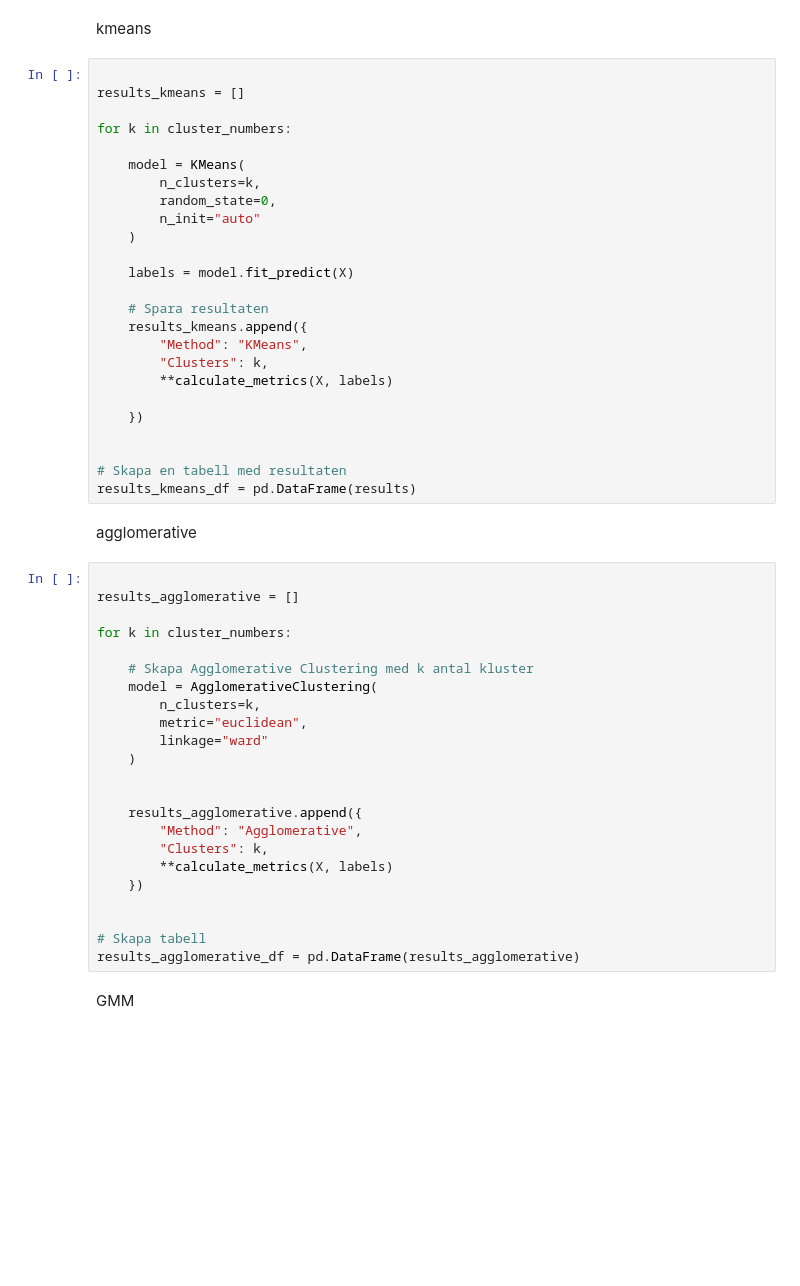
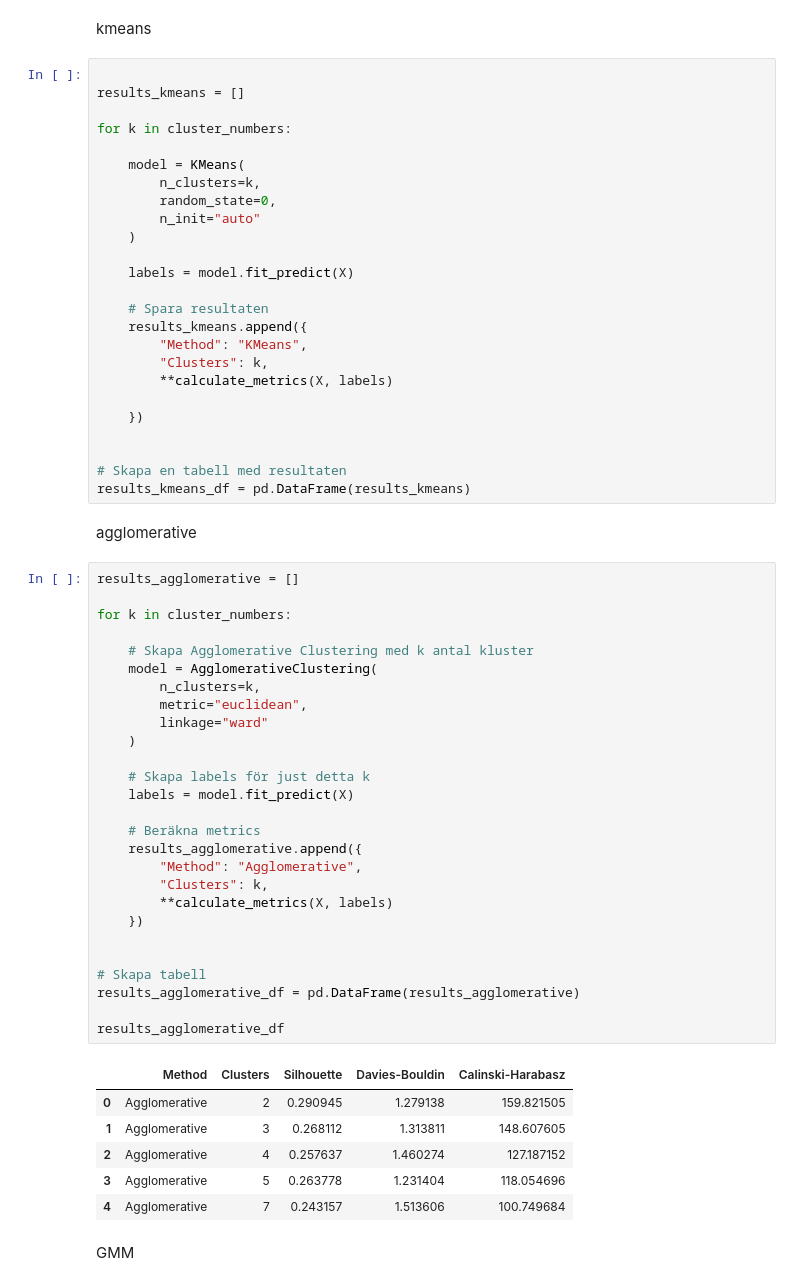
Before and after one commit to AnnaSolberg/AH2179, a Jupyter notebook: Exercise_5_Clustering/exercise_5_clustering.ipynb, the cells around one changed output. Saved outputs shown, nothing was run; the diff lists cells and outputs as text; blank space fills up the shorter version.

```diff
--- a/Exercise_5_Clustering/exercise_5_clustering.ipynb
+++ b/Exercise_5_Clustering/exercise_5_clustering.ipynb
@@ -796,32 +861,43 @@ for k in cluster_numbers:
 
 
 # Skapa en tabell med resultaten
-results_kmeans_df = pd.DataFrame(results)
+results_kmeans_df = pd.DataFrame(results_kmeans)
 # %% [markdown]
 agglomerative
 # %%
-
 results_agglomerative = []
 
 for k in cluster_numbers:
 
     # Skapa Agglomerative Clustering med k antal kluster
     model = AgglomerativeClustering(
         n_clusters=k,
         metric="euclidean",
         linkage="ward"
     )
 
+    # Skapa labels för just detta k
+    labels = model.fit_predict(X)
 
+    # Beräkna metrics
     results_agglomerative.append({
         "Method": "Agglomerative",
         "Clusters": k,
         **calculate_metrics(X, labels)
     })
 
 
 # Skapa tabell
 results_agglomerative_df = pd.DataFrame(results_agglomerative)
+
+results_agglomerative_df
+# %% [output]
+|  | Method | Clusters | Silhouette | Davies-Bouldin | Calinski-Harabasz |
+| 0 | Agglomerative | 2 | 0.290945 | 1.279138 | 159.821505 |
+| 1 | Agglomerative | 3 | 0.268112 | 1.313811 | 148.607605 |
+| 2 | Agglomerative | 4 | 0.257637 | 1.460274 | 127.187152 |
+| 3 | Agglomerative | 5 | 0.263778 | 1.231404 | 118.054696 |
+| 4 | Agglomerative | 7 | 0.243157 | 1.513606 | 100.749684 |
 # %% [markdown]
 GMM
 # %%
```
Also changed, not shown: parts of 24 cells of this notebook.
